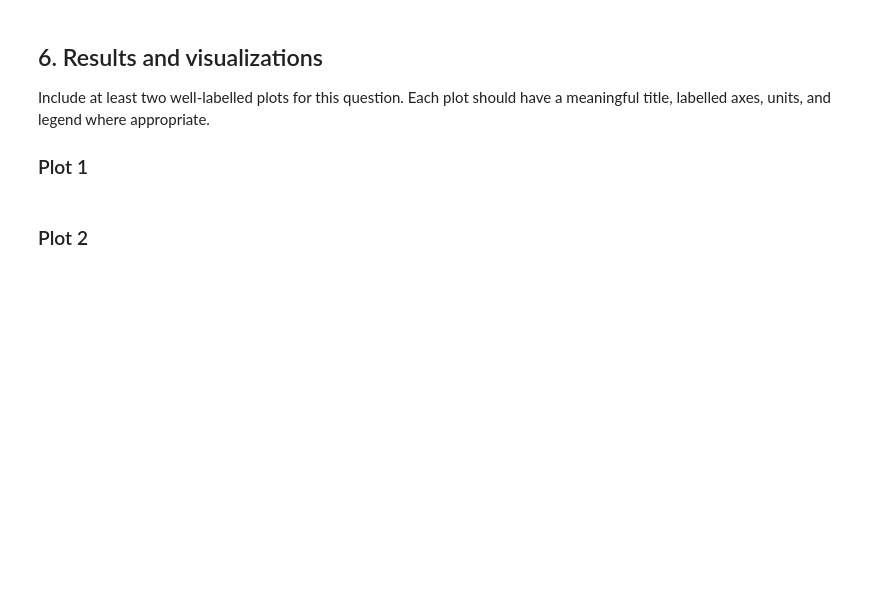
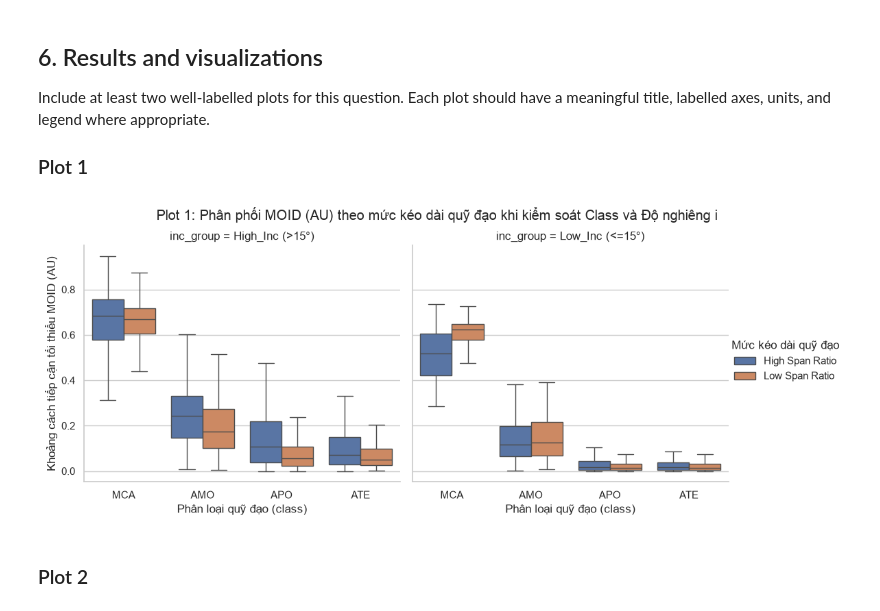
Before and after one commit to hohuunghiem/Programming-for-Data-Science, a Jupyter notebook: notebooks/02_analysis.ipynb, the cells around one changed output. Cells and saved outputs as stored; diff of their text form; code cells hidden in the pictures; blank space fills up the shorter version.

```diff
--- a/notebooks/02_analysis.ipynb
+++ b/notebooks/02_analysis.ipynb
@@ -51,5 +99,27 @@ Describe the steps in Markdown before implementing them. After each filtering, m
 # %%
-# TODO: Record row counts before and after every data-changing operation.
-# print("Rows before:", len(df))
-# ...
-# print("Rows after:", len(df))
+cols_q1 = ["class", "a", "q", "ad", "e", "i", "moid", "pha", "rms"]
+q1_df = df_raw[cols_q1].copy()
+print("Step 0 - Raw rows:", len(q1_df))
+
+# Bước 1: Loại bỏ dòng thiếu dữ liệu ở các biến cốt lõi
+q1_df = q1_df.dropna(subset=["class", "a", "q", "ad", "i", "moid"]).copy()
+print("Step 1 - After dropna on core columns:", len(q1_df))
+
+# Bước 2: Lọc bán trục lớn dương (quỹ đạo elip đóng)
+q1_df = q1_df[q1_df["a"] > 0].copy()
+print("Step 2 - After filtering a > 0:", len(q1_df))
+
+# Bước 3: Giữ lại 4 nhóm quỹ đạo tiệm cận/vượt quỹ đạo Trái Đất & Sao Hỏa
+target_classes = ["APO", "AMO", "ATE", "MCA"]
+q1_sub = q1_df[q1_df["class"].isin(target_classes)].copy()
+print("Step 3 - After filtering target classes (APO, AMO, ATE, MCA):", len(q1_sub))
+
+# Bước 4: Tạo biến dẫn xuất (D3) và biến phân tầng (D4) (*)
+q1_sub["span_ratio"] = (q1_sub["ad"] - q1_sub["q"]) / q1_sub["a"]
+q1_sub["q_earth_ratio"] = q1_sub["q"] / 1.0
+q1_sub["is_pha"] = (q1_sub["pha"] == "Y").astype(int)
+q1_sub["inc_group"] = np.where(q1_sub["i"] <= 15, "Low_Inc (<=15°)", "High_Inc (>15°)")
+q1_sub["span_level"] = q1_sub.groupby(["class", "inc_group"], observed=True)["span_ratio"].transform(
+    lambda s: np.where(s >= s.median(), "High Span Ratio", "Low Span Ratio")
+)
+print("Step 4 - Final analytical rows for Q1:", len(q1_sub))
@@ -68,7 +204,17 @@ Include at least two well-labelled plots for this question. Each plot should hav
 
 ### Plot 1
 # %%
-# TODO: Plot 1
+# ### Plot 1: So sánh phân phối MOID theo độ kéo dài quỹ đạo trong từng phân tầng Class và Độ nghiêng i
+g = sns.catplot(
+    data=q1_sub, x="class", y="moid", hue="span_level", col="inc_group",
+    kind="box", showfliers=False, height=4.5, aspect=1.15
+)
+g.set_axis_labels("Phân loại quỹ đạo (class)", "Khoảng cách tiếp cận tối thiểu MOID (AU)")
+g.legend.set_title("Mức kéo dài quỹ đạo")
+plt.suptitle("Plot 1: Phân phối MOID (AU) theo mức kéo dài quỹ đạo khi kiểm soát Class và Độ nghiêng i", y=1.04)
+plt.show()
+# %% [output]
+[figure, added]
 # %% [markdown]
 ### Plot 2
 # %%
```
Also changed, not shown: parts of 19 cells of this notebook.
